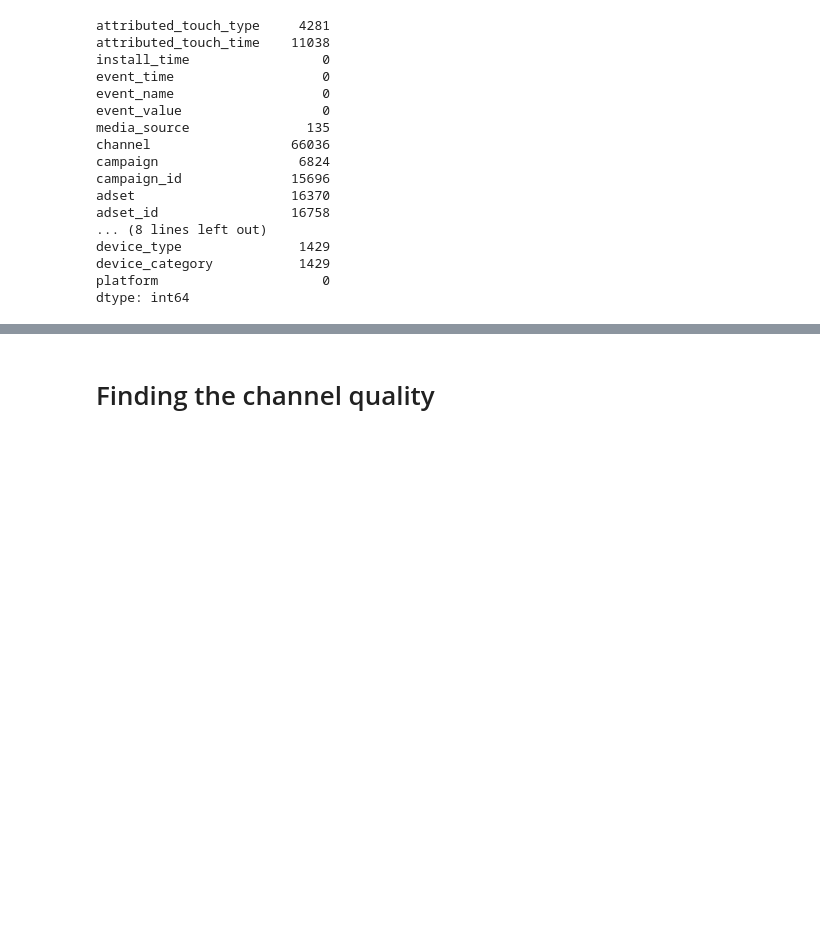
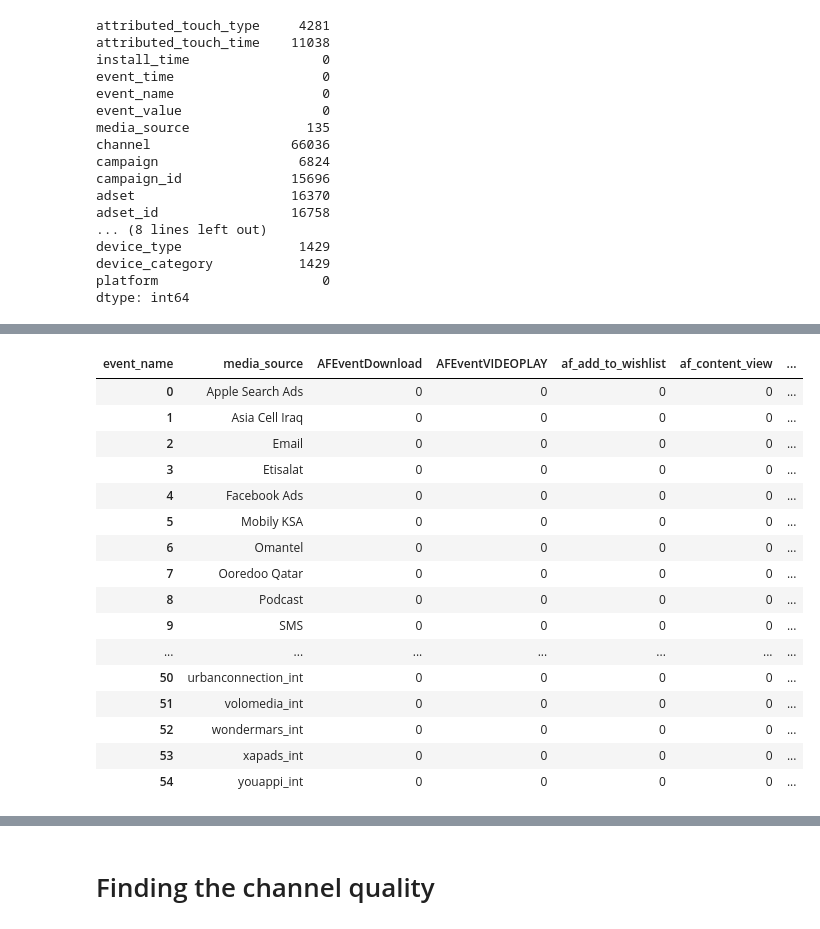
Before and after one commit to rakeshtparayil/Machine_Learning_Marketing, a Jupyter notebook: streaming.ipynb, the cells around one changed output, grey strips where cells are left out. Drawn from its saved outputs; the diff is of its cells as text; code cells hidden in the pictures; blank space fills up the shorter version.

```diff
--- a/streaming.ipynb
+++ b/streaming.ipynb
@@ -118,0 +149,36 @@ streaming_copy.drop(['channel','campaign_id', 'adset', 'adset_id', 'ad', 'ad_id'
+# %%
+# Group by 'media_source' and count the number of installs
+installs_by_media_source = streaming_copy.groupby("media_source", observed=False).size().reset_index(name="install_count")
+
+# Sort the values in descending order
+installs_by_media_source = installs_by_media_source.sort_values(by="install_count", ascending=False)
+
+# Key events to track
+key_events = ["af_signup_success", "af_start_trial", "af_subscribe"]
+
+# Count each key event by Media Source
+events_by_media_source = streaming_copy[streaming_copy["event_name"].isin(key_events)] \
+    .groupby(["media_source", "event_name"], observed=False).size().reset_index(name="event_count")
+
+# Pivot the table to have the events as columns
+events_pivot = events_by_media_source.pivot(index="media_source", columns="event_name", values="event_count").fillna(0).reset_index()
+
+events_pivot
+# %% [output]
+| event_name | media_source | AFEventDownload | AFEventVIDEOPLAY | af_add_to_wishlist | af_content_view | ... |
+| 0 | Apple Search Ads | 0 | 0 | 0 | 0 | ... |
+| 1 | Asia Cell Iraq | 0 | 0 | 0 | 0 | ... |
+| 2 | Email | 0 | 0 | 0 | 0 | ... |
+| 3 | Etisalat | 0 | 0 | 0 | 0 | ... |
+| 4 | Facebook Ads | 0 | 0 | 0 | 0 | ... |
+| 5 | Mobily KSA | 0 | 0 | 0 | 0 | ... |
+| 6 | Omantel | 0 | 0 | 0 | 0 | ... |
+| 7 | Ooredoo Qatar | 0 | 0 | 0 | 0 | ... |
+| 8 | Podcast | 0 | 0 | 0 | 0 | ... |
+| 9 | SMS | 0 | 0 | 0 | 0 | ... |
+| ... | ... | ... | ... | ... | ... | ... |
+| 50 | urbanconnection_int | 0 | 0 | 0 | 0 | ... |
+| 51 | volomedia_int | 0 | 0 | 0 | 0 | ... |
+| 52 | wondermars_int | 0 | 0 | 0 | 0 | ... |
+| 53 | xapads_int | 0 | 0 | 0 | 0 | ... |
+| 54 | youappi_int | 0 | 0 | 0 | 0 | ... |
```
Also changed, not shown: parts of 5 cells of this notebook.
